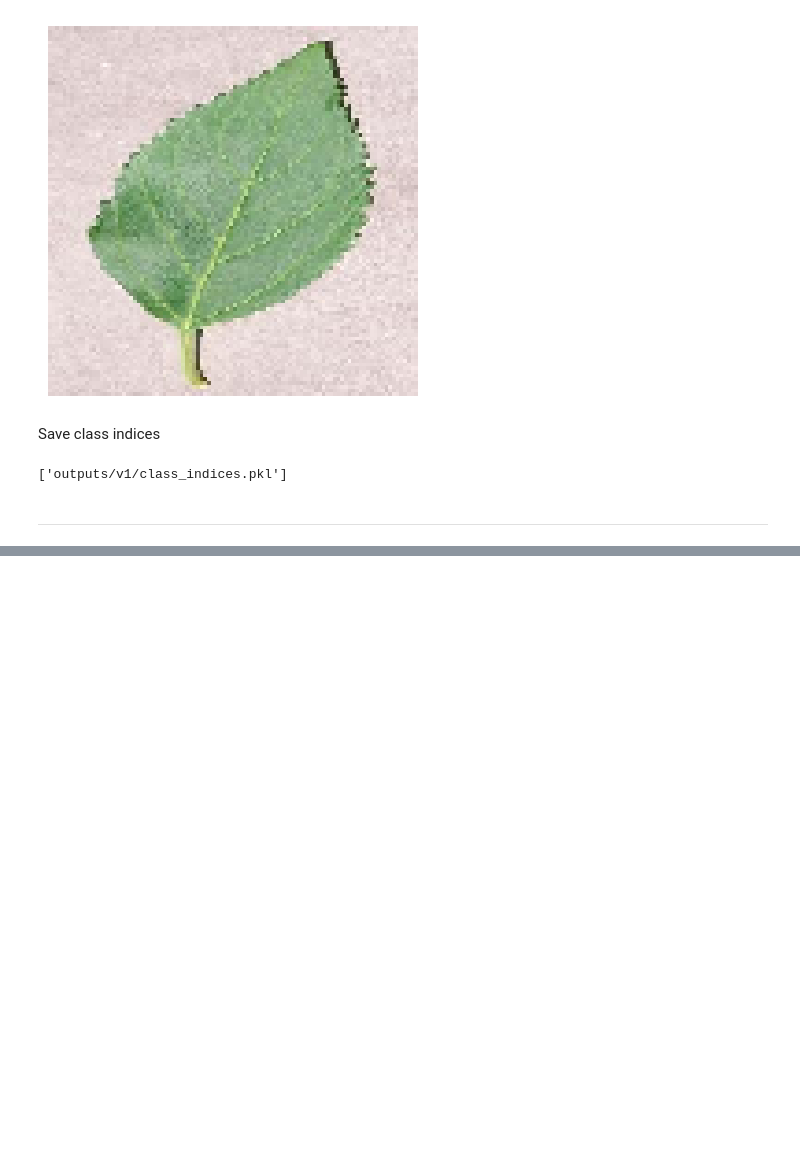
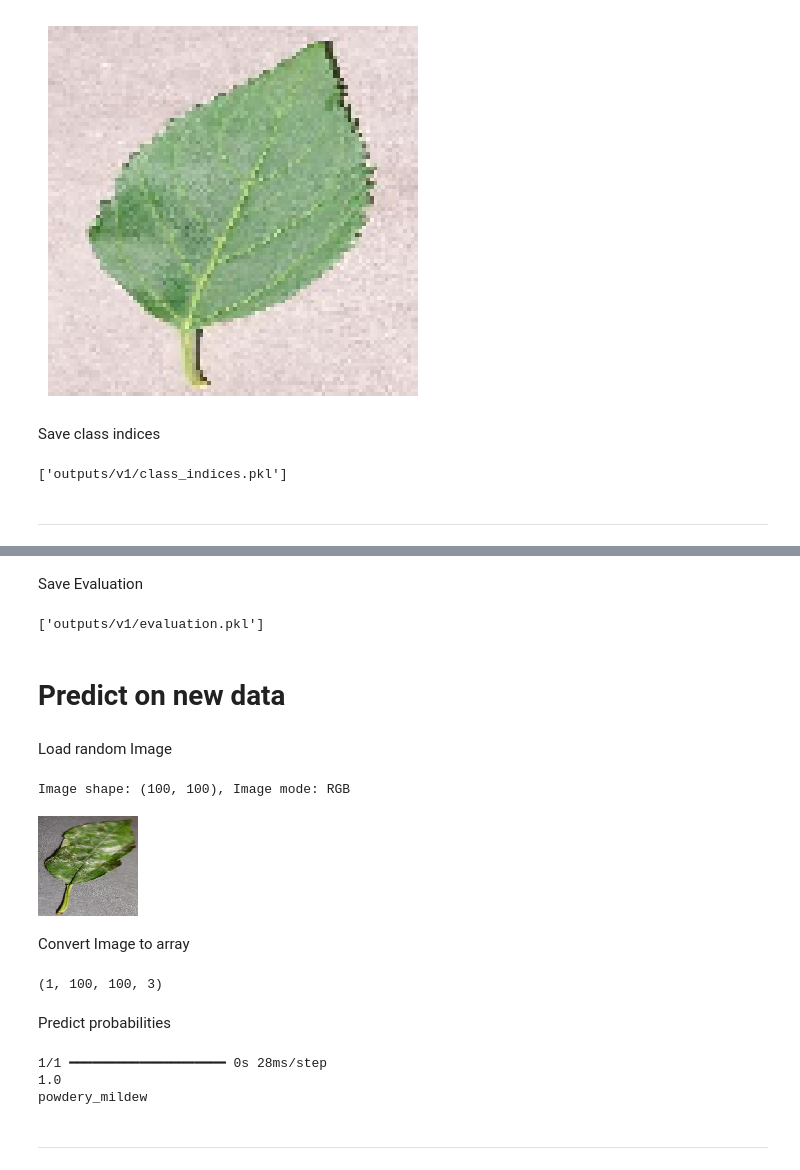
Before and after one commit to Cosmin2002Trusca/mildew-detector, a Jupyter notebook: jupyter_notebooks/Modeling and Evaluating.ipynb, the cells around one changed output, grey strips where cells are left out. Saved outputs shown, nothing was run; the diff lists cells and outputs as text; code cells hidden in the pictures; blank space fills up the shorter version.

```diff
--- a/jupyter_notebooks/Modeling and Evaluating.ipynb
+++ b/jupyter_notebooks/Modeling and Evaluating.ipynb
@@ -263,0 +424,68 @@ joblib.dump(value=train_set.class_indices, filename=f"{file_path}/class_indices.
+# %% [markdown]
+Save Evaluation
+# %%
+joblib.dump(value=evaluation,
+            filename=f"outputs/v1/evaluation.pkl")
+# %% [output]
+['outputs/v1/evaluation.pkl']
+# %% [markdown]
+# Predict on new data
+# %% [markdown]
+Load random Image
+# %%
+from tensorflow.keras.preprocessing import image
+
+def load_image_from_directory(directory, label, index, target_size):
+    # Build the file path and list the images in the label's directory
+    image_files = os.listdir(os.path.join(directory, label))
+
+    # Select the specific image using the provided index
+    image_path = os.path.join(directory, label, image_files[index])
+
+    # Load the image with the desired target size and color mode
+    img = image.load_img(image_path, target_size=target_size, color_mode='rgb')
+
+    return img
+
+# Parameters
+pointer = 66
+label = labels[1]
+test_directory = test_path
+image_shape = (100, 100)
+
+# Load the image
+pil_image = load_image_from_directory(test_directory, label, pointer, image_shape)
+
+# Output image details
+print(f'Image shape: {pil_image.size}, Image mode: {pil_image.mode}')
+pil_image
+# %% [output]
+Image shape: (100, 100), Image mode: RGB
+[figure, added]
+# %% [markdown]
+Convert Image to array
+# %%
+my_image = image.img_to_array(pil_image)
+my_image = np.expand_dims(my_image, axis=0)/255
+print(my_image.shape)
+# %% [output]
+(1, 100, 100, 3)
+# %% [markdown]
+Predict probabilities
+# %%
+pred_proba = model.predict(my_image)[0, 0]
+
+target_map = {v: k for k, v in train_set.class_indices.items()}
+pred_class = target_map[pred_proba > 0.5]
+
+if pred_class == target_map[0]:
+    pred_proba = 1 - pred_proba
+
+print(pred_proba)
+print(pred_class)
+# %% [output]
+1/1 ━━━━━━━━━━━━━━━━━━━━ 0s 28ms/step
+1.0
+powdery_mildew
+# %% [markdown]
+---
```
Also changed, not shown: parts of 19 cells of this notebook, 5 other files.
